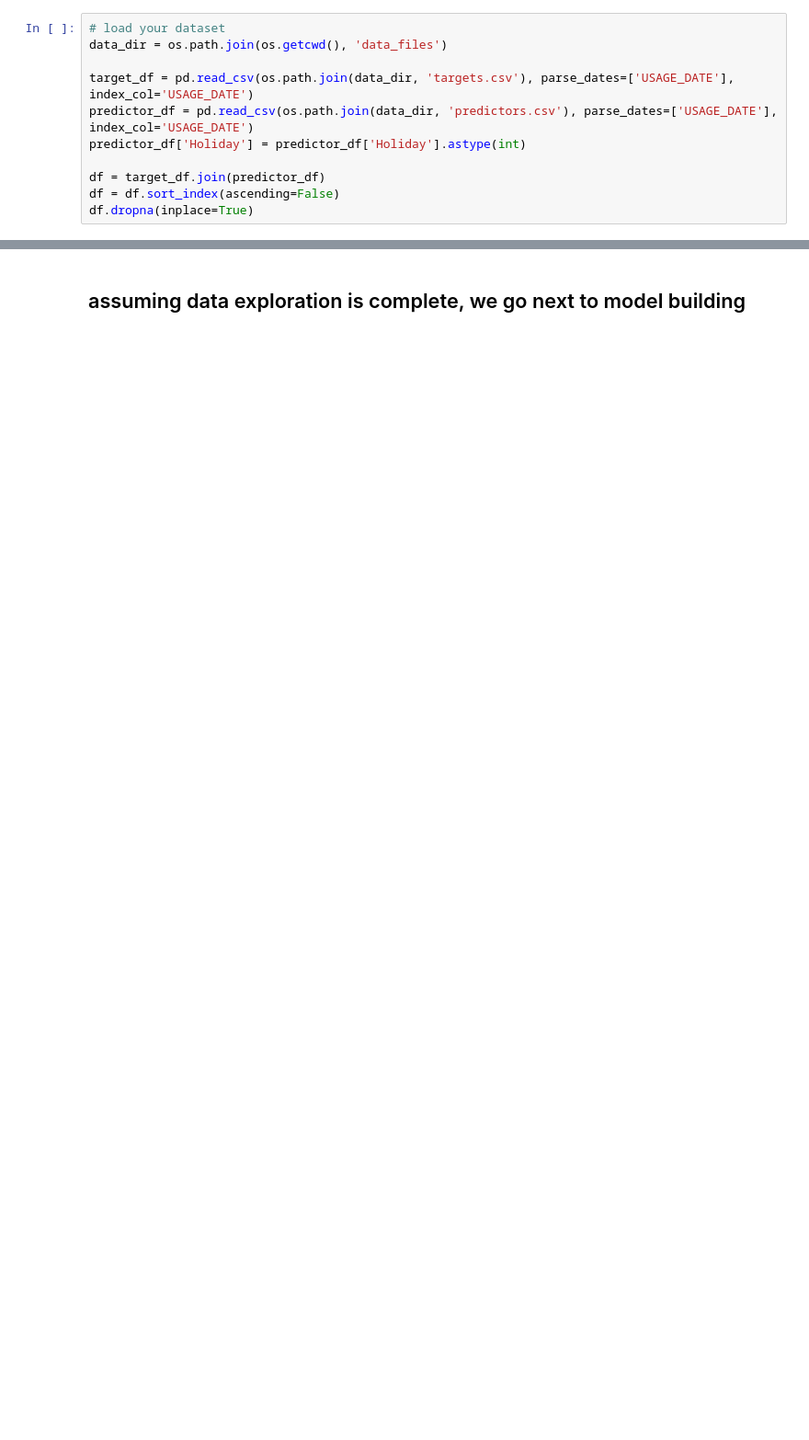
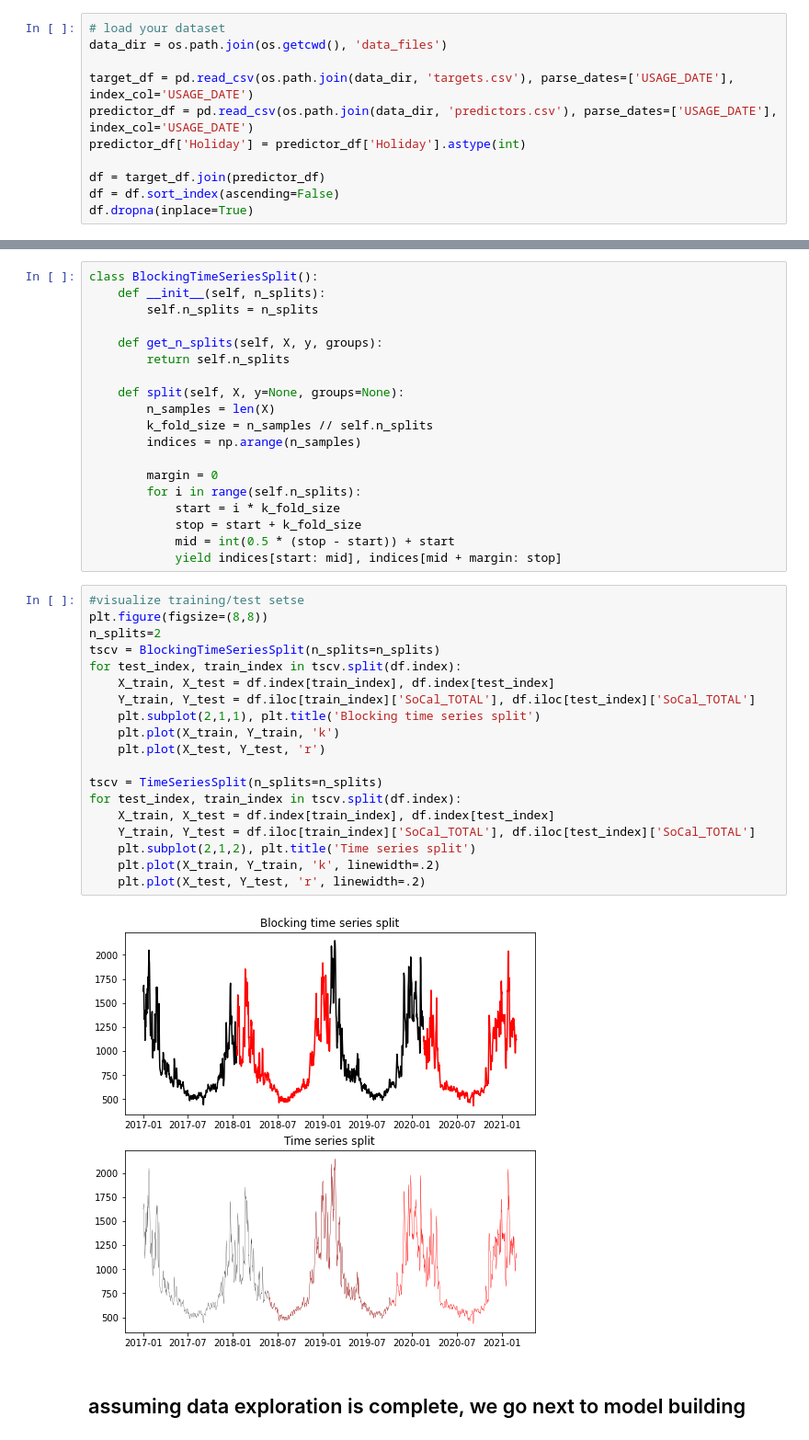
Before and after one commit to jacheung/bookshelf, a Jupyter notebook: Forecasting_101/best-practices-linear-models.ipynb, the cells around one changed output, grey strips where cells are left out. Shown at 92% size. Cells and saved outputs as stored; diff of their text form; blank space fills up the shorter version.

```diff
--- a/Forecasting_101/best-practices-linear-models.ipynb
+++ b/Forecasting_101/best-practices-linear-models.ipynb
@@ -46,3 +29,43 @@ len(predictors)
+# %%
+class BlockingTimeSeriesSplit():
+    def __init__(self, n_splits):
+        self.n_splits = n_splits
+
+    def get_n_splits(self, X, y, groups):
+        return self.n_splits
+
+    def split(self, X, y=None, groups=None):
+        n_samples = len(X)
+        k_fold_size = n_samples // self.n_splits
+        indices = np.arange(n_samples)
+
+        margin = 0
+        for i in range(self.n_splits):
+            start = i * k_fold_size
+            stop = start + k_fold_size
+            mid = int(0.5 * (stop - start)) + start
+            yield indices[start: mid], indices[mid + margin: stop]
+# %%
+#visualize training/test setse
+plt.figure(figsize=(8,8))
+n_splits=2
+tscv = BlockingTimeSeriesSplit(n_splits=n_splits)
+for test_index, train_index in tscv.split(df.index):
+    X_train, X_test = df.index[train_index], df.index[test_index]
+    Y_train, Y_test = df.iloc[train_index]['SoCal_TOTAL'], df.iloc[test_index]['SoCal_TOTAL']
+    plt.subplot(2,1,1), plt.title('Blocking time series split')
+    plt.plot(X_train, Y_train, 'k')
+    plt.plot(X_test, Y_test, 'r')
+
+tscv = TimeSeriesSplit(n_splits=n_splits)
+for test_index, train_index in tscv.split(df.index):
+    X_train, X_test = df.index[train_index], df.index[test_index]
+    Y_train, Y_test = df.iloc[train_index]['SoCal_TOTAL'], df.iloc[test_index]['SoCal_TOTAL']
+    plt.subplot(2,1,2), plt.title('Time series split')
+    plt.plot(X_train, Y_train, 'k', linewidth=.2)
+    plt.plot(X_test, Y_test, 'r', linewidth=.2)
+# %% [output]
+[figure, added]
 # %% [markdown]
 
 ## assuming data exploration is complete, we go next to model building
```
Also changed, not shown: parts of 7 cells of this notebook, 1 other file.
